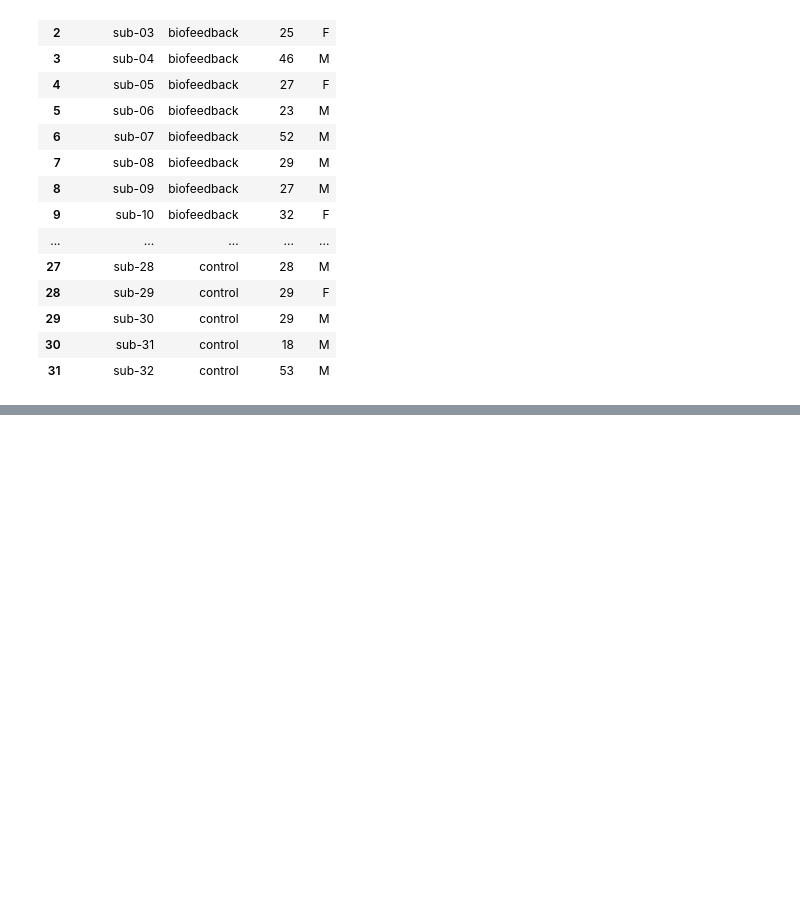
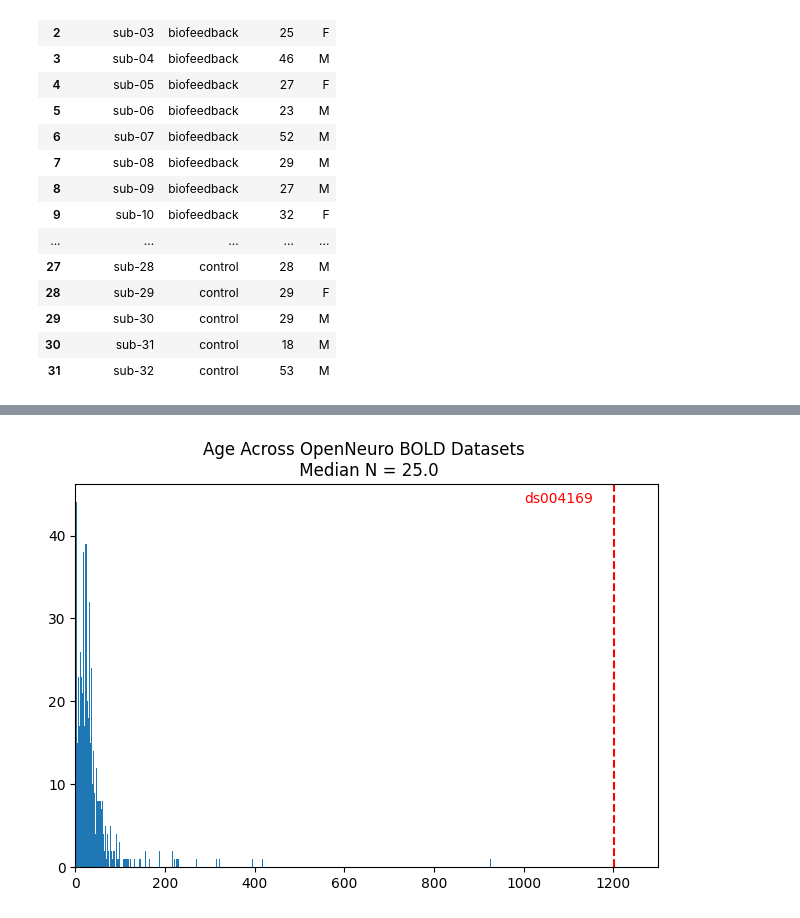
Before and after one commit to demidenm/openneuro_scrub, a Jupyter notebook: scripts/evaluating_files-values.ipynb, the cells around one changed output, grey strips where cells are left out. Saved outputs shown, nothing was run; the diff lists cells and outputs as text; code cells hidden in the pictures; blank space fills up the shorter version.

```diff
--- a/scripts/evaluating_files-values.ipynb
+++ b/scripts/evaluating_files-values.ipynb
@@ -277,0 +604,14 @@ sep='\t')
+# %%
+filtered_data = final_study_info[final_study_info['nonrest_exists'] == True]
+
+plt.hist(filtered_data['num_subs'], bins=500)
+max_subs = filtered_data['num_subs'].max()
+max_label = filtered_data.loc[filtered_data['num_subs'] == max_subs, 'study_name'].values[0]
+plt.axvline(max_subs, color='r', linestyle='--')
+plt.text(max_subs-200, plt.ylim()[1]*0.95, f'{max_label}', color='r')
+plt.xlim(0,1300)
+plt.title(f'Age Across OpenNeuro BOLD Datasets \n Median N = {filtered_data["num_subs"].median()}')
+plt.tight_layout()
+plt.show()
+# %% [output]
+[figure, added]
```
Also changed, not shown: parts of 25 cells of this notebook, 1 other file.
